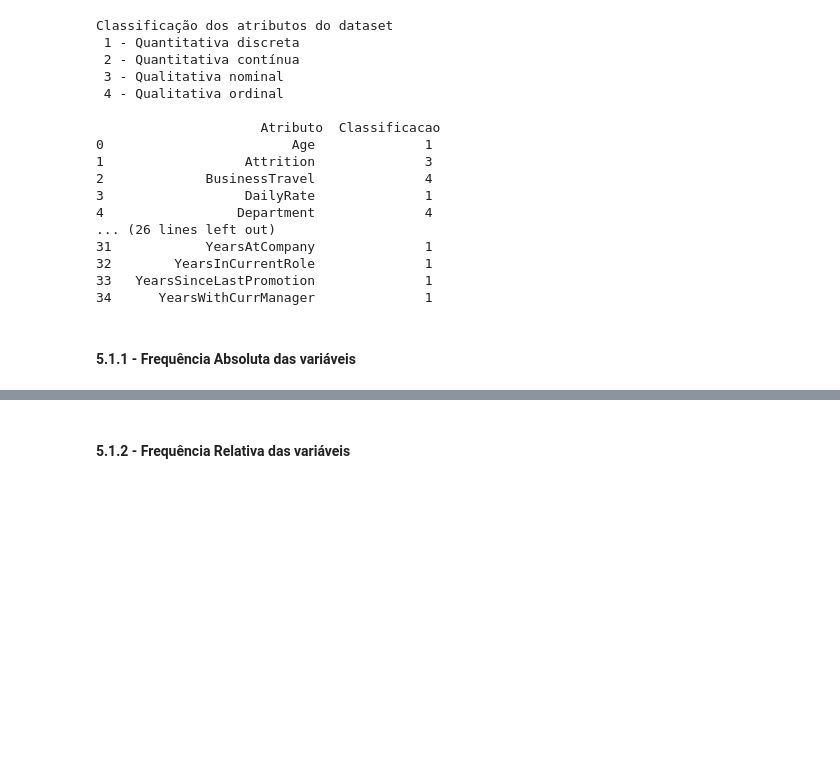
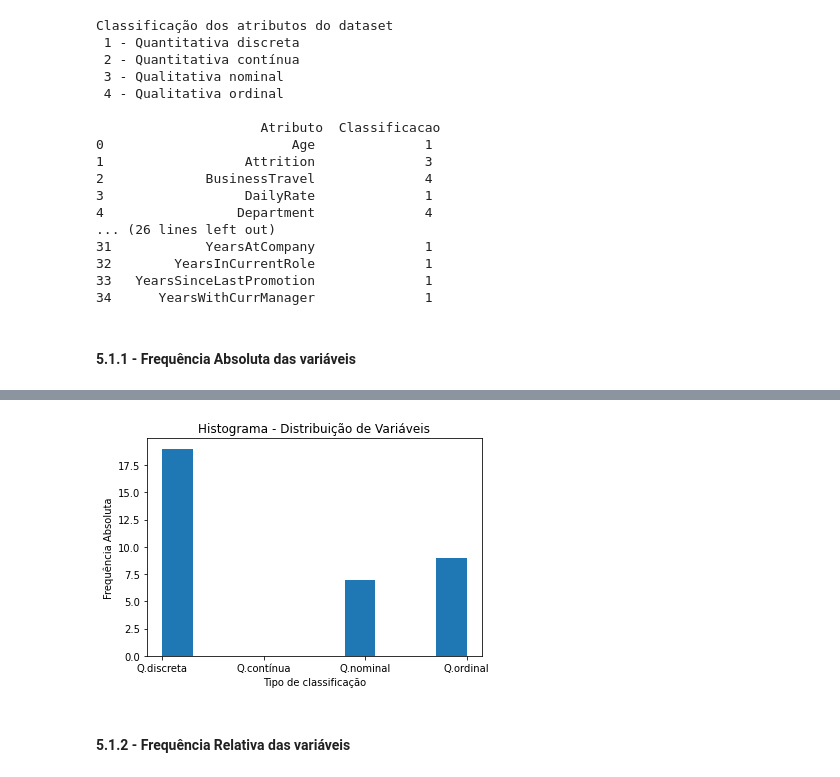
Before and after one commit to RHero-UFRPE/RHero-ML, a Jupyter notebook: RHero_entrega04.ipynb, the cells around one changed output, grey strips where cells are left out. Drawn from its saved outputs; the diff is of its cells as text; code cells hidden in the pictures; blank space fills up the shorter version.

```diff
--- a/RHero_entrega04.ipynb
+++ b/RHero_entrega04.ipynb
@@ -212,3 +240,18 @@ plt.show()
+# %%
+classificacao = variaveis['Classificacao']
+
+valores_numericos = [1,2,3,4]
+valores_nominais = ['Q.discreta', 'Q.contínua', 'Q.nominal', 'Q.ordinal']
+
+plt.title('Histograma - Distribuição de Variáveis')
+plt.ylabel('Frequência Absoluta')
+plt.xlabel('Tipo de classificação')
+plt.xticks(valores_numericos, valores_nominais)
+
+plt.hist(classificacao)
+plt.show()
+# %% [output]
+[figure, added]
 # %% [markdown]
 #### **5.1.2 - Frequência Relativa das variáveis**
 # %%
```
Also changed, not shown: parts of 8 cells of this notebook.
